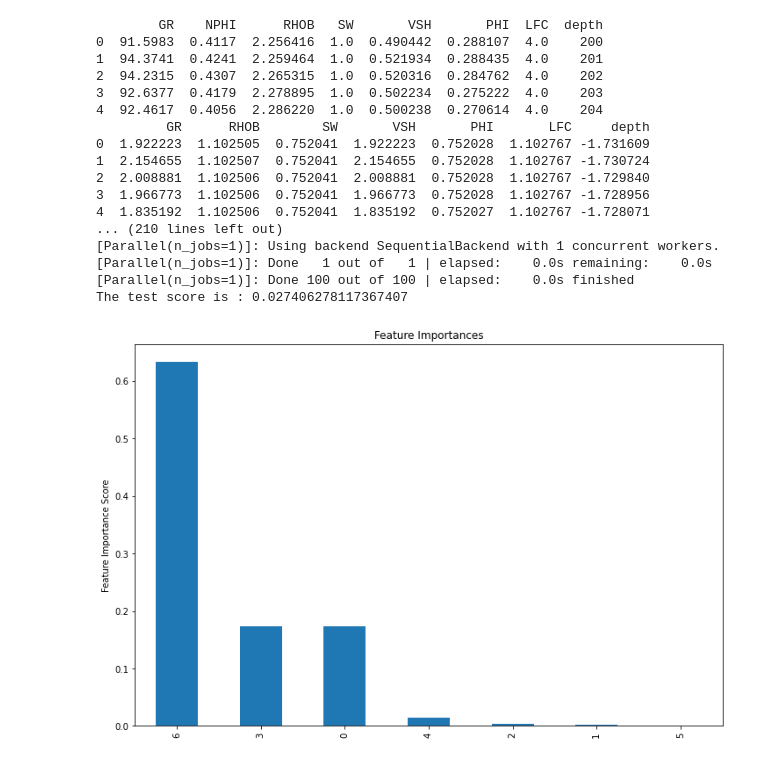
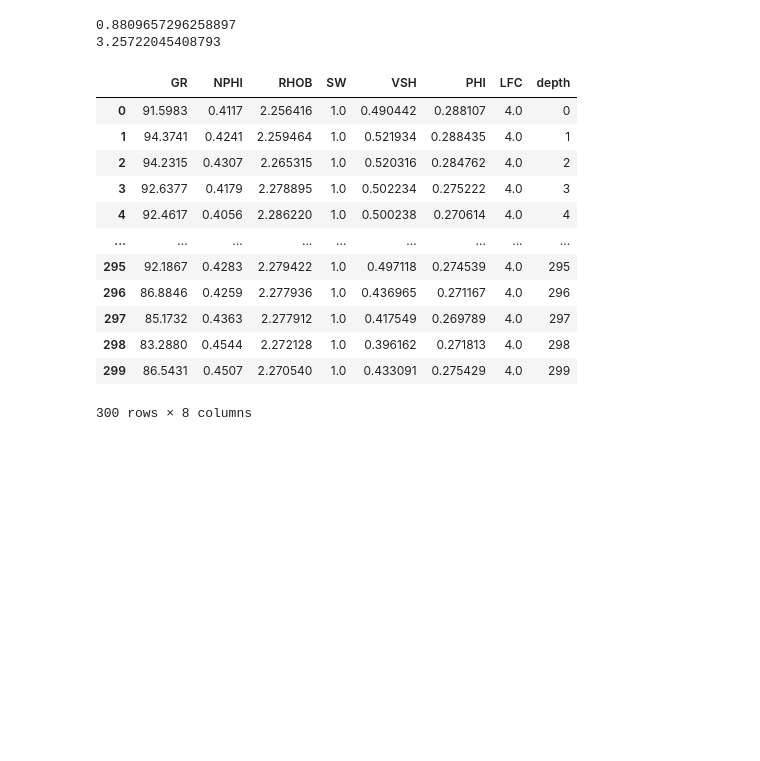
Before and after one commit to olawaleibrahim/petroeval, a Jupyter notebook: petroeval/Tutorial_ML.ipynb, the cells around one changed output. Cells and saved outputs as stored; diff of their text form; code cells hidden in the pictures; blank space fills up the shorter version.

```diff
--- a/petroeval/Tutorial_ML.ipynb
+++ b/petroeval/Tutorial_ML.ipynb
@@ -15,2 +73,23 @@ a['depth'] = range(200,4317)
+# %%
+print(sklm.r2_score(c.GR, predictions))
+print(sklm.mean_squared_error(c.GR, predictions) ** 0.5)
+# %% [output]
+0.8809657296258897
+3.25722045408793
 # %%
-#a.iloc[a[a.depth == 201].index[0]:a[a.depth == 204].index[0]]
+a1 = a.iloc[a[a.depth == 0].index[0]:a[a.depth == 300].index[0]]
+a1
+# %% [output]
+|  | GR | NPHI | RHOB | SW | VSH | PHI | LFC | depth |
+| 0 | 91.5983 | 0.4117 | 2.256416 | 1.0 | 0.490442 | 0.288107 | 4.0 | 0 |
+| 1 | 94.3741 | 0.4241 | 2.259464 | 1.0 | 0.521934 | 0.288435 | 4.0 | 1 |
+| 2 | 94.2315 | 0.4307 | 2.265315 | 1.0 | 0.520316 | 0.284762 | 4.0 | 2 |
+| 3 | 92.6377 | 0.4179 | 2.278895 | 1.0 | 0.502234 | 0.275222 | 4.0 | 3 |
+| 4 | 92.4617 | 0.4056 | 2.286220 | 1.0 | 0.500238 | 0.270614 | 4.0 | 4 |
+| ... | ... | ... | ... | ... | ... | ... | ... | ... |
+| 295 | 92.1867 | 0.4283 | 2.279422 | 1.0 | 0.497118 | 0.274539 | 4.0 | 295 |
+| 296 | 86.8846 | 0.4259 | 2.277936 | 1.0 | 0.436965 | 0.271167 | 4.0 | 296 |
+| 297 | 85.1732 | 0.4363 | 2.277912 | 1.0 | 0.417549 | 0.269789 | 4.0 | 297 |
+| 298 | 83.2880 | 0.4544 | 2.272128 | 1.0 | 0.396162 | 0.271813 | 4.0 | 298 |
+| 299 | 86.5431 | 0.4507 | 2.270540 | 1.0 | 0.433091 | 0.275429 | 4.0 | 299 |
+300 rows × 8 columns
@@ -19,21 +95,0 @@ lithos = pds.PredictLitho(a, 'depth')
-# %%
-predictions = lithos.predict('NPHI', 200, 400)
-# %% [output]
-        GR    NPHI      RHOB   SW       VSH       PHI  LFC  depth
-0  91.5983  0.4117  2.256416  1.0  0.490442  0.288107  4.0    200
-1  94.3741  0.4241  2.259464  1.0  0.521934  0.288435  4.0    201
-2  94.2315  0.4307  2.265315  1.0  0.520316  0.284762  4.0    202
-3  92.6377  0.4179  2.278895  1.0  0.502234  0.275222  4.0    203
-4  92.4617  0.4056  2.286220  1.0  0.500238  0.270614  4.0    204
-         GR      RHOB        SW       VSH       PHI       LFC     depth
-0  1.922223  1.102505  0.752041  1.922223  0.752028  1.102767 -1.731609
-1  2.154655  1.102507  0.752041  2.154655  0.752028  1.102767 -1.730724
-2  2.008881  1.102506  0.752041  2.008881  0.752028  1.102767 -1.729840
-3  1.966773  1.102506  0.752041  1.966773  0.752028  1.102767 -1.728956
-4  1.835192  1.102506  0.752041  1.835192  0.752027  1.102767 -1.728071
-... (210 lines left out)
-[Parallel(n_jobs=1)]: Using backend SequentialBackend with 1 concurrent workers.
-[Parallel(n_jobs=1)]: Done   1 out of   1 | elapsed:    0.0s remaining:    0.0s
-[Parallel(n_jobs=1)]: Done 100 out of 100 | elapsed:    0.0s finished
-The test score is : 0.027406278117367407
-[figure, removed]
```
Also changed, not shown: parts of 17 cells of this notebook, 1 other file.
